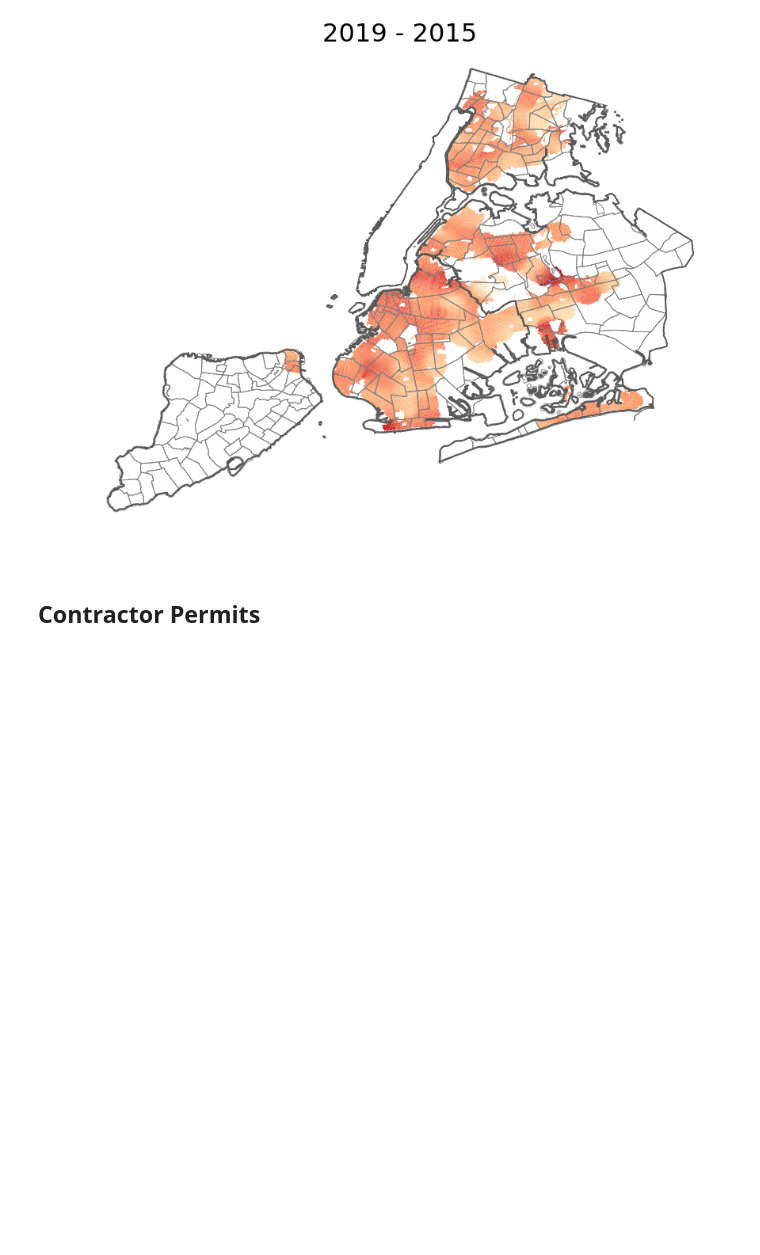
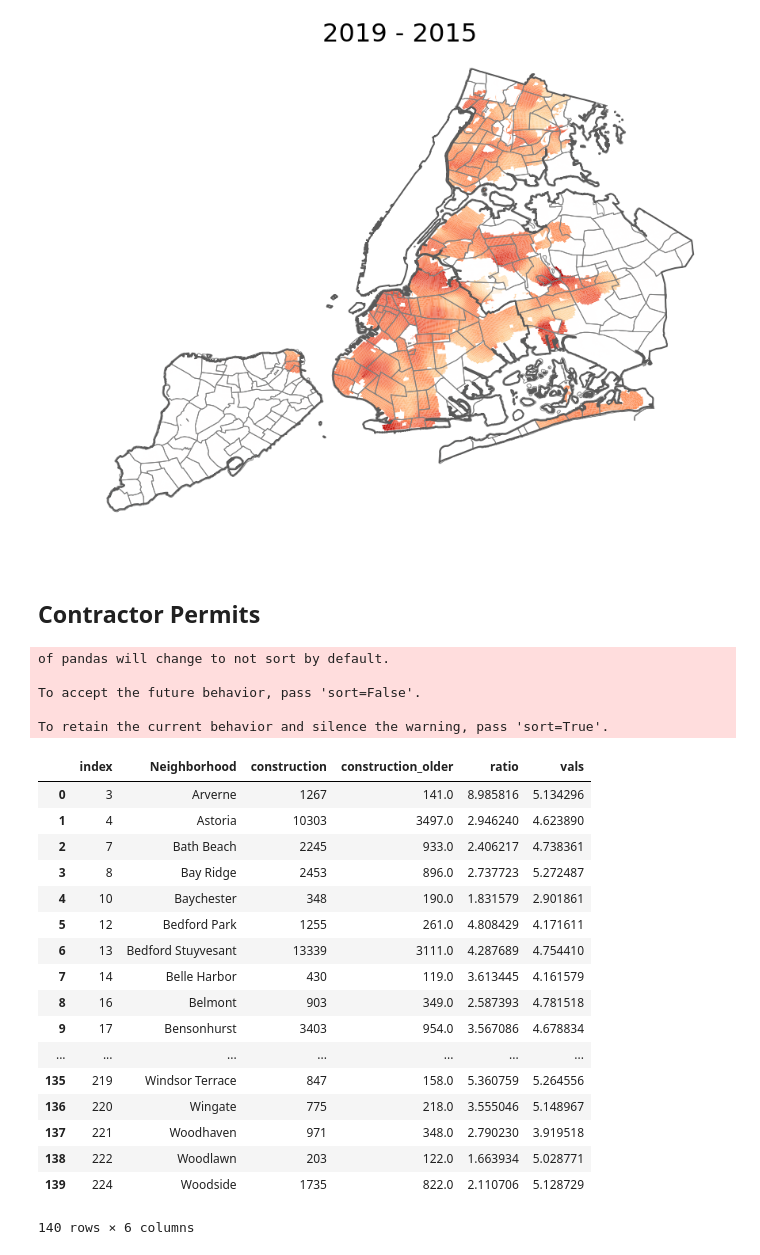
Before and after one commit to Ritella/NYCLocale, a Jupyter notebook: Project4.ipynb, the cells around one changed output. Saved outputs shown, nothing was run; the diff lists cells and outputs as text; code cells hidden in the pictures; blank space fills up the shorter version.

```diff
--- a/Project4.ipynb
+++ b/Project4.ipynb
@@ -519,3 +521,14 @@ construction_by_borough_older = construction_by_borough_older.to_frame()
+# %%
+merged_construct = pd.concat([construction_by_borough
+                              , construction_by_borough_older], axis=1)
+merged_construct['ratio'] = merged_construct.construction/merged_construct.construction_older
+merged_construct = merged_construct.reset_index().rename(columns={'index': 'Neighborhood'})
+# %% [output]
+of pandas will change to not sort by default.
+
+To accept the future behavior, pass 'sort=False'.
+
+To retain the current behavior and silence the warning, pass 'sort=True'.
 # %%
 # get mean of turnstile values by neighborhood
 # exclude 0s
@@ -530 +543,22 @@ merged_df = pd.merge(construction_by_borough.reset_index(), turnstile_df_to_corr
          left_on='Neighborhood', right_on='Neighborhood')
+# %%
+merged_df
+# %% [output]
+|  | index | Neighborhood | construction | construction_older | ratio | vals |
+| 0 | 3 | Arverne | 1267 | 141.0 | 8.985816 | 5.134296 |
+| 1 | 4 | Astoria | 10303 | 3497.0 | 2.946240 | 4.623890 |
+| 2 | 7 | Bath Beach | 2245 | 933.0 | 2.406217 | 4.738361 |
+| 3 | 8 | Bay Ridge | 2453 | 896.0 | 2.737723 | 5.272487 |
+| 4 | 10 | Baychester | 348 | 190.0 | 1.831579 | 2.901861 |
+| 5 | 12 | Bedford Park | 1255 | 261.0 | 4.808429 | 4.171611 |
+| 6 | 13 | Bedford Stuyvesant | 13339 | 3111.0 | 4.287689 | 4.754410 |
+| 7 | 14 | Belle Harbor | 430 | 119.0 | 3.613445 | 4.161579 |
+| 8 | 16 | Belmont | 903 | 349.0 | 2.587393 | 4.781518 |
+| 9 | 17 | Bensonhurst | 3403 | 954.0 | 3.567086 | 4.678834 |
+| ... | ... | ... | ... | ... | ... | ... |
+| 135 | 219 | Windsor Terrace | 847 | 158.0 | 5.360759 | 5.264556 |
+| 136 | 220 | Wingate | 775 | 218.0 | 3.555046 | 5.148967 |
+| 137 | 221 | Woodhaven | 971 | 348.0 | 2.790230 | 3.919518 |
+| 138 | 222 | Woodlawn | 203 | 122.0 | 1.663934 | 5.028771 |
+| 139 | 224 | Woodside | 1735 | 822.0 | 2.110706 | 5.128729 |
+140 rows × 6 columns
```
Also changed, not shown: parts of 9 cells of this notebook.
